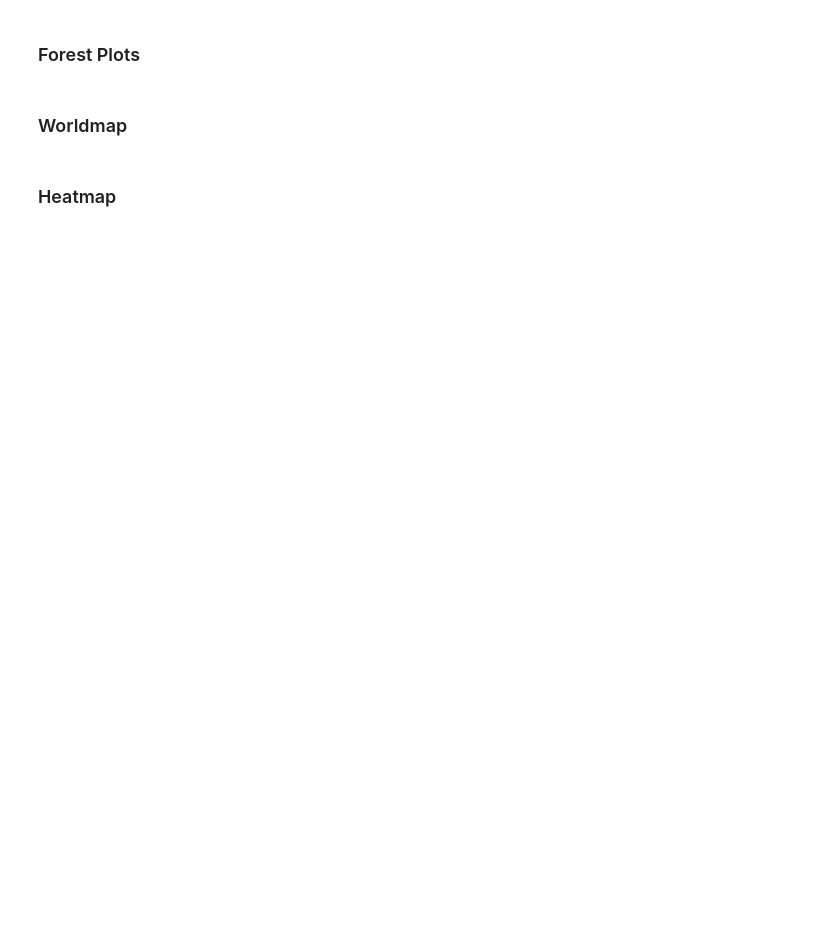
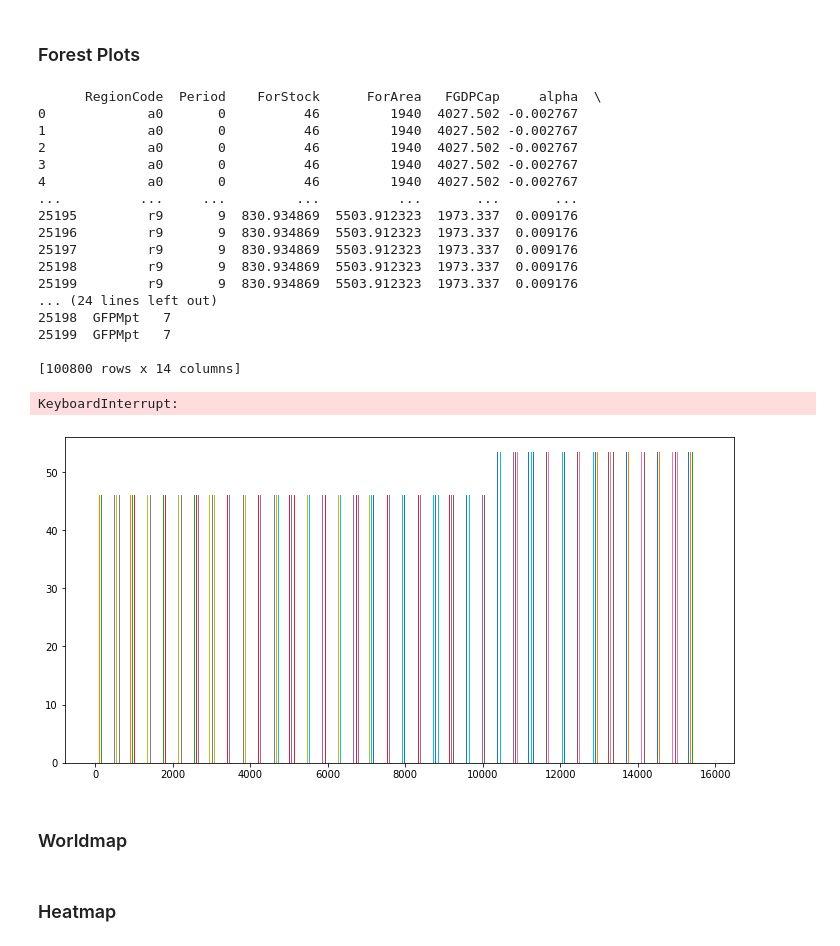
Before and after one commit to paulrougieux/TiMBA_Charts, a Jupyter notebook: analyse.ipynb, the cells around one changed output. Drawn from its saved outputs; the diff is of its cells as text; code cells hidden in the pictures; blank space fills up the shorter version.

```diff
--- a/analyse.ipynb
+++ b/analyse.ipynb
@@ -21,8 +21,6 @@ e:\GFPM\Toolbox for GFPMpt\analyses_toolbox_gfpmpt
 # %%
 import_pkl = import_pkl_data()
 data = import_pkl.combined_data()
-data = data["data_periods"]
-#print(import_pkl.validation(data=data))
 # %% [markdown]
 ### Plot predefined scenario results
 # %%
@@ -152,5 +57,83 @@ NameError: name 'widgets' is not defined
 # %% [markdown]
 ### Forest Plots
+# %%
+import pandas as pd #shift to sc plot
+import matplotlib.pyplot as plt
+import numpy as np
+
+class ForestData:
+    def __init__(self, data):
+        self.data = data['Forest']
+
+    def print_forest(self):
+        print(self.data)
+
+    def drop_duplicates(self):
+        self.data = self.data.drop_duplicates().reset_index(drop=True)
+
+    def plot_stock_area_diagrams(self):
+        unique_scenarios = self.data['Scenario'].unique()
+        all_periods = self.data['Period']
+
+        plt.figure(figsize=(12, 6))
+        bar_width = 0.15
+        bar_gap = 0.3
+        for i, period in enumerate(all_periods):
+            for j, scenario in enumerate(unique_scenarios):
+                scenario_data = self.data[(self.data['Scenario'] == scenario) & (self.data['Period'] == period)]
+                total_stock = scenario_data['ForStock']
+
+                # Berücksichtigen Sie nur die vorhandenen Perioden
+                plt.bar(i * len(unique_scenarios) + j * (bar_width + bar_gap), total_stock.iloc[0], label=f'{scenario} (Period {period})', width=bar_width)
+
+        plt.xlabel('Scenarios')
+        plt.ylabel('ForStock')
+        plt.xticks(np.arange(len(all_periods) * len(unique_scenarios)) * (bar_width + bar_gap) + bar_width/2, [f'Period {p}' for p in all_periods])
+        plt.legend()
+        plt.title('ForStock for Each Scenario in All Periods')
+        plt.show()
+
+        plt.figure(figsize=(10, 6))
+        for i, scenario in enumerate(unique_scenarios):
+            scenario_data = self.data[self.data['Scenario'] == scenario]
+            total_area = scenario_data.groupby('Period')['ForArea'].sum()
+
+            # Berücksichtigen Sie nur die vorhandenen Perioden
+            existing_periods = total_area.index.intersection(all_periods)
+            plt.bar(existing_periods + i * (bar_width + bar_gap), total_area[existing_periods], label=scenario, width=bar_width)
+
+
+        plt.xlabel('Period')
+        plt.ylabel('Sum of ForArea')
+        plt.legend()
+        plt.title('ForArea')
+        plt.show()
+
+if __name__ == "__main__": #shift to sc plot
+    data_container = data
+    forest_instance = ForestData(data_container)
+    forest_instance.print_forest()
+    forest_instance.plot_stock_area_diagrams()
+# %% [output]
+      RegionCode  Period    ForStock      ForArea   FGDPCap     alpha  \
+0             a0       0          46         1940  4027.502 -0.002767
+1             a0       0          46         1940  4027.502 -0.002767
+2             a0       0          46         1940  4027.502 -0.002767
+3             a0       0          46         1940  4027.502 -0.002767
+4             a0       0          46         1940  4027.502 -0.002767
+...          ...     ...         ...          ...       ...       ...
+25195         r9       9  830.934869  5503.912323  1973.337  0.009176
+25196         r9       9  830.934869  5503.912323  1973.337  0.009176
+25197         r9       9  830.934869  5503.912323  1973.337  0.009176
+25198         r9       9  830.934869  5503.912323  1973.337  0.009176
+25199         r9       9  830.934869  5503.912323  1973.337  0.009176
+... (24 lines left out)
+25198  GFPMpt   7
+25199  GFPMpt   7
+
+[100800 rows x 14 columns]
+KeyboardInterrupt:
+[figure, added]
 # %% [markdown]
 ### Worldmap
 # %% [markdown]
```
Also changed, not shown: parts of 7 cells of this notebook, 2 other files.
